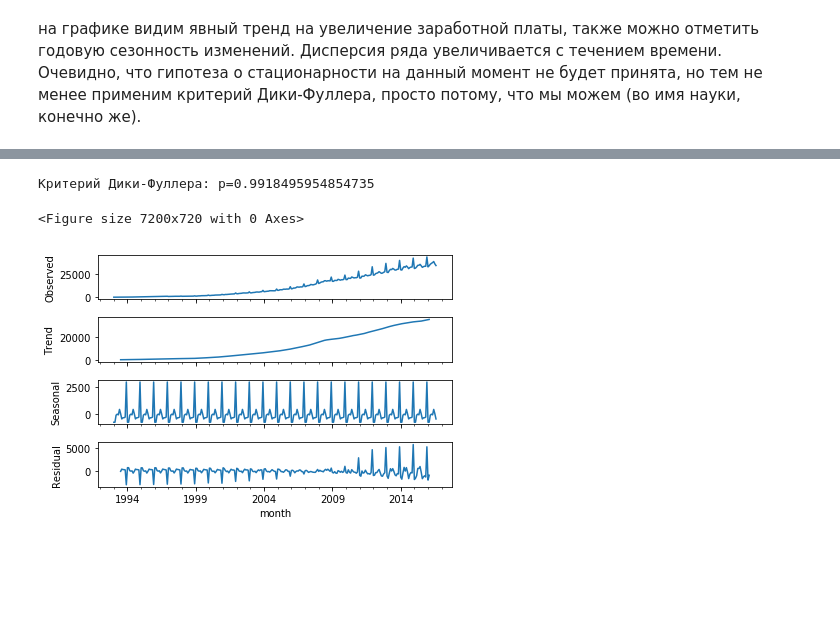
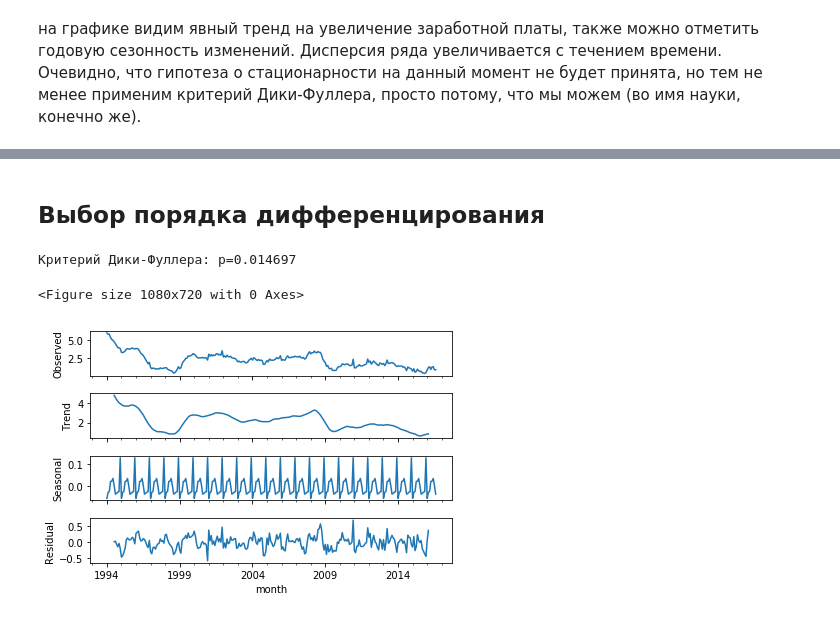
Before and after one commit to chance-comer/coursera_data_analysis_and_ML, a Jupyter notebook: AppliedTasks/ZP.ipynb, the cells around one changed output, grey strips where cells are left out. Cells and saved outputs as stored; diff of their text form; code cells hidden in the pictures; blank space fills up the shorter version.

```diff
--- a/AppliedTasks/ZP.ipynb
+++ b/AppliedTasks/ZP.ipynb
@@ -26,8 +62,11 @@ Text(0.5,0,'month')
+# %% [markdown]
+## Выбор порядка дифференцирования
 # %%
-plt.figure(figsize = (100,10))
-sm.tsa.seasonal_decompose(data['WAG_C_M']).plot()
-print("Критерий Дики-Фуллера: p=" + str(sm.tsa.stattools.adfuller(data['WAG_C_M'])[1]))
+data['wage_box_diff'] = data['WAG_box'] - data['WAG_box'].shift(12)
+plt.figure(figsize = (15,10))
+sm.tsa.seasonal_decompose(data['wage_box_diff'][12:]).plot()
+print("Критерий Дики-Фуллера: p=%f" % sm.tsa.stattools.adfuller(data['wage_box_diff'][12:])[1])
 # %% [output]
-Критерий Дики-Фуллера: p=0.9918495954854735
+Критерий Дики-Фуллера: p=0.014697
-<Figure size 7200x720 with 0 Axes>
+<Figure size 1080x720 with 0 Axes>
-[figure, old version]
+[figure, new version]
```
Also changed, not shown: parts of 33 cells of this notebook, 17 other files.
